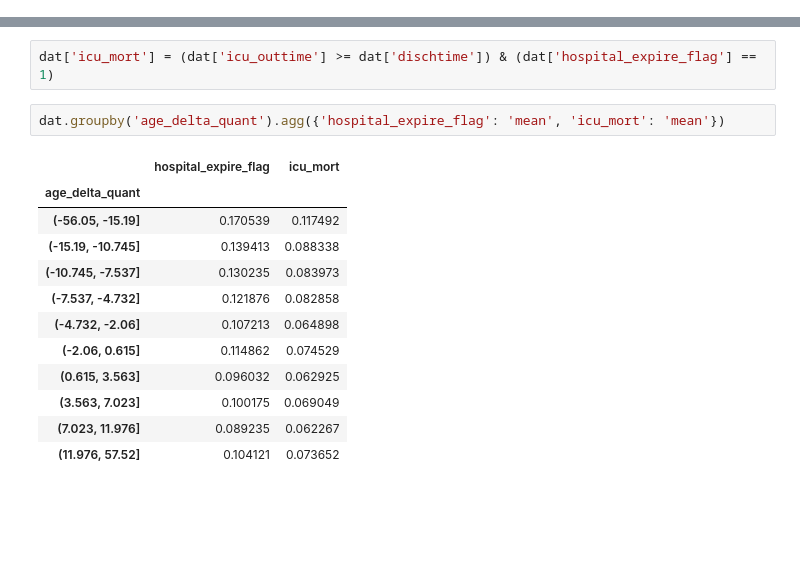
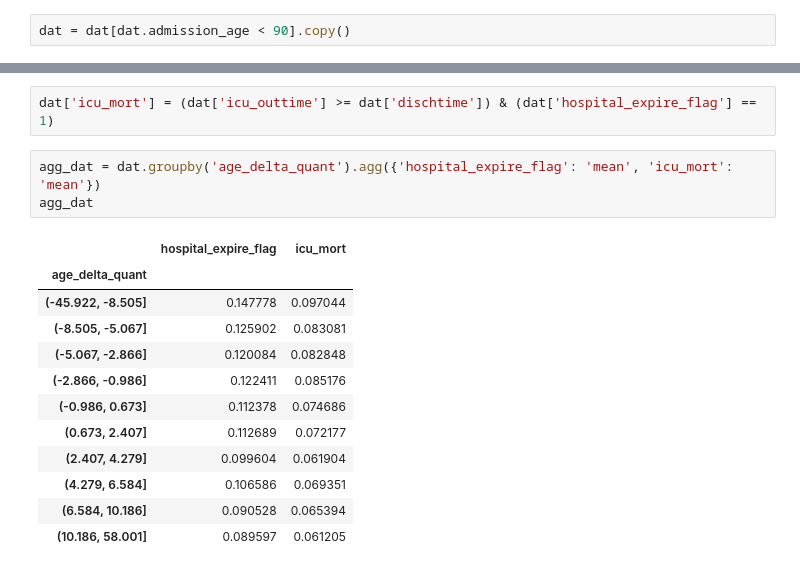
Before and after one commit to ajb5d/ds6050_ecg, a Jupyter notebook: test_age_to_mort.ipynb, the cells around one changed output, grey strips where cells are left out. Cells and saved outputs as stored; diff of their text form; blank space fills up the shorter version.

```diff
--- a/test_age_to_mort.ipynb
+++ b/test_age_to_mort.ipynb
@@ -18,6 +18,8 @@ scores_df.study_id = scores_df.study_id.astype('int64')
 scores_df = scores_df.set_index("study_id")
 # %%
 dat = dat.join(scores_df, on = "study_id")
+# %%
+dat = dat[dat.admission_age < 90].copy()
 # %%
 import matplotlib.pyplot as plt
 
@@ -32,17 +34,18 @@ dat['age_delta_quant'] = pd.qcut(dat['age_delta'], q = 10)
 # %%
 dat['icu_mort'] = (dat['icu_outtime'] >= dat['dischtime']) & (dat['hospital_expire_flag'] == 1)
 # %%
-dat.groupby('age_delta_quant').agg({'hospital_expire_flag': 'mean', 'icu_mort': 'mean'})
+agg_dat = dat.groupby('age_delta_quant').agg({'hospital_expire_flag': 'mean', 'icu_mort': 'mean'})
+agg_dat
 # %% [output]
 |  | hospital_expire_flag | icu_mort |
 | age_delta_quant |  |  |
-| (-56.05, -15.19] | 0.170539 | 0.117492 |
-| (-15.19, -10.745] | 0.139413 | 0.088338 |
-| (-10.745, -7.537] | 0.130235 | 0.083973 |
-| (-7.537, -4.732] | 0.121876 | 0.082858 |
-| (-4.732, -2.06] | 0.107213 | 0.064898 |
-| (-2.06, 0.615] | 0.114862 | 0.074529 |
-| (0.615, 3.563] | 0.096032 | 0.062925 |
-| (3.563, 7.023] | 0.100175 | 0.069049 |
-| (7.023, 11.976] | 0.089235 | 0.062267 |
-| (11.976, 57.52] | 0.104121 | 0.073652 |
+| (-45.922, -8.505] | 0.147778 | 0.097044 |
+| (-8.505, -5.067] | 0.125902 | 0.083081 |
+| (-5.067, -2.866] | 0.120084 | 0.082848 |
+| (-2.866, -0.986] | 0.122411 | 0.085176 |
+| (-0.986, 0.673] | 0.112378 | 0.074686 |
+| (0.673, 2.407] | 0.112689 | 0.072177 |
+| (2.407, 4.279] | 0.099604 | 0.061904 |
+| (4.279, 6.584] | 0.106586 | 0.069351 |
+| (6.584, 10.186] | 0.090528 | 0.065394 |
+| (10.186, 58.001] | 0.089597 | 0.061205 |
```
Also changed, not shown: parts of 3 cells of this notebook, 2 other files.
